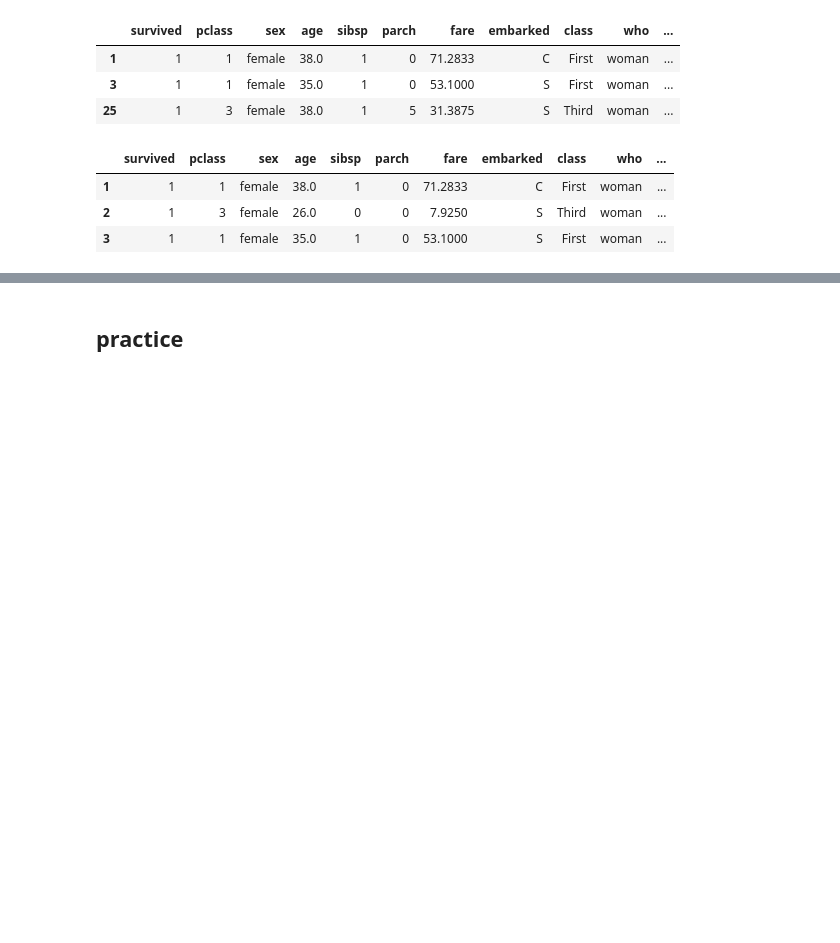
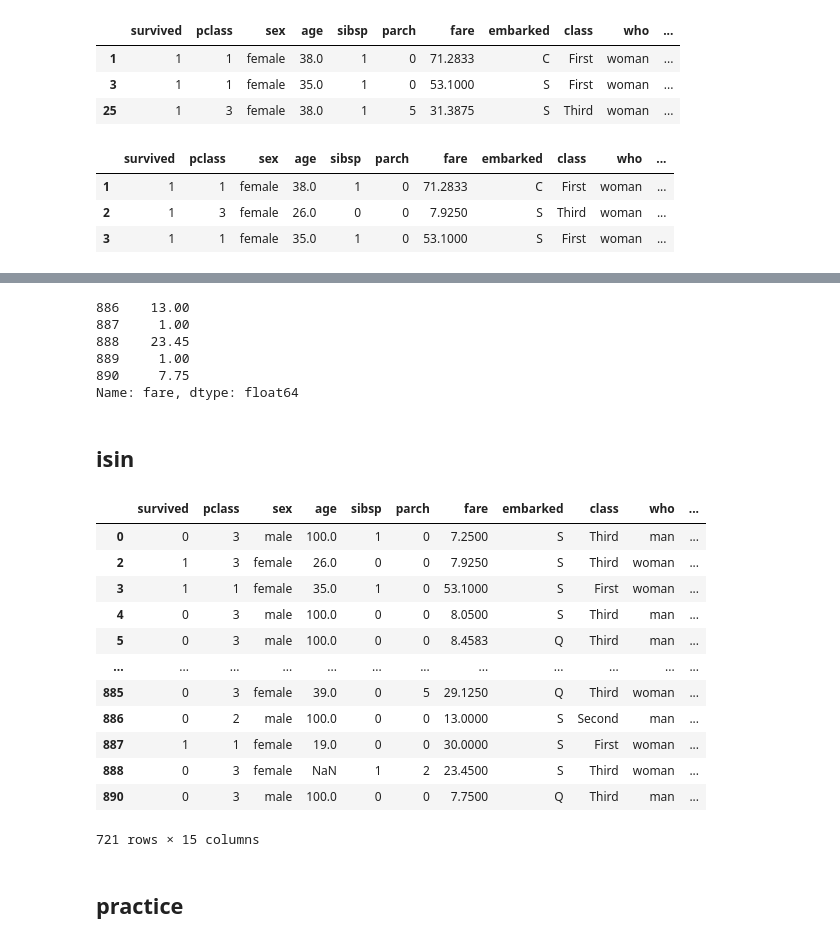
Before and after one commit to dain0628/pandas, a Jupyter notebook: 03_query.ipynb, the cells around one changed output, grey strips where cells are left out. Cells and saved outputs as stored; diff of their text form; code cells hidden in the pictures; blank space fills up the shorter version.

```diff
--- a/03_query.ipynb
+++ b/03_query.ipynb
@@ -393,3 +405,36 @@ Name: fare, dtype: float64
+# %%
+cond = df['fare'] < 30
+df['fare'].where(cond, 1).tail()
+# %% [output]
+886    13.00
+887     1.00
+888    23.45
+889     1.00
+890     7.75
+Name: fare, dtype: float64
+# %% [markdown]
+## isin
+# %%
+# cond1 = df['embarked'] == 'Q'
+# cond2 = df['embarked'] == 'S'
+# cond1 & cond2
+
+cond = df['embarked'].isin(['Q', 'S'])
+df.loc[cond]
+# %% [output]
+|  | survived | pclass | sex | age | sibsp | parch | fare | embarked | class | who | ... |
+| 0 | 0 | 3 | male | 100.0 | 1 | 0 | 7.2500 | S | Third | man | ... |
+| 2 | 1 | 3 | female | 26.0 | 0 | 0 | 7.9250 | S | Third | woman | ... |
+| 3 | 1 | 1 | female | 35.0 | 1 | 0 | 53.1000 | S | First | woman | ... |
+| 4 | 0 | 3 | male | 100.0 | 0 | 0 | 8.0500 | S | Third | man | ... |
+| 5 | 0 | 3 | male | 100.0 | 0 | 0 | 8.4583 | Q | Third | man | ... |
+| ... | ... | ... | ... | ... | ... | ... | ... | ... | ... | ... | ... |
+| 885 | 0 | 3 | female | 39.0 | 0 | 5 | 29.1250 | Q | Third | woman | ... |
+| 886 | 0 | 2 | male | 100.0 | 0 | 0 | 13.0000 | S | Second | man | ... |
+| 887 | 1 | 1 | female | 19.0 | 0 | 0 | 30.0000 | S | First | woman | ... |
+| 888 | 0 | 3 | female | NaN | 1 | 2 | 23.4500 | S | Third | woman | ... |
+| 890 | 0 | 3 | male | 100.0 | 0 | 0 | 7.7500 | Q | Third | man | ... |
+721 rows × 15 columns
 # %% [markdown]
 ## practice
 # %%
```
Also changed, not shown: parts of 10 cells of this notebook, 2 other files.
